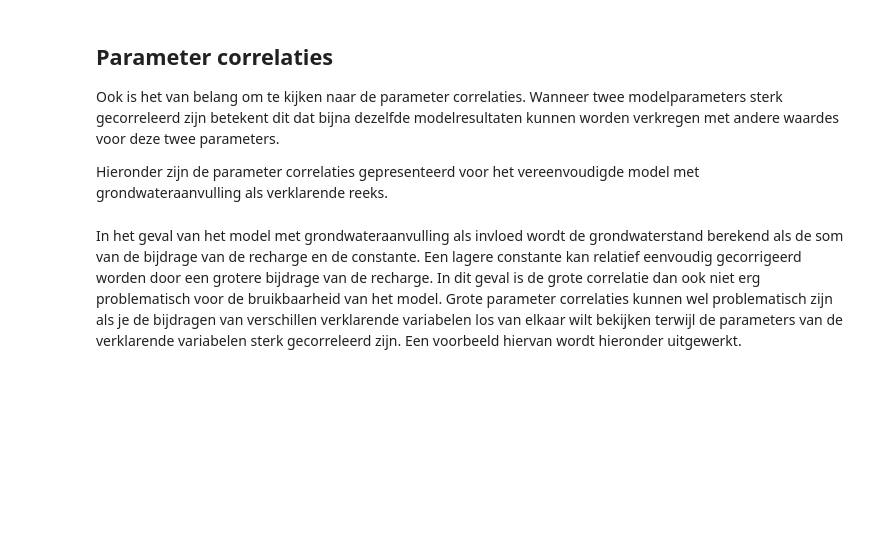
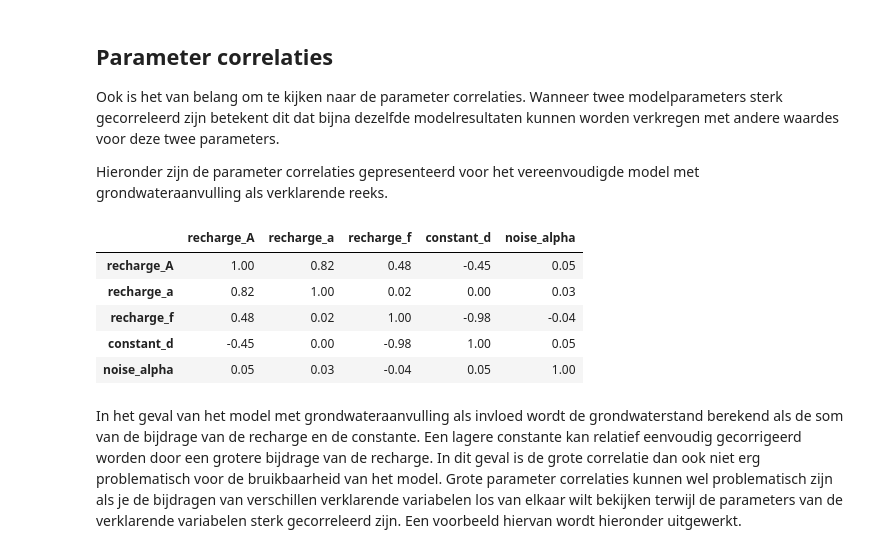
Before and after one commit to ArtesiaWater/stowa_handleiding_tijdreeksanalyse, a Jupyter notebook: beoordeling/beoordeling.ipynb, the cells around one changed output. Saved outputs shown, nothing was run; the diff lists cells and outputs as text; code cells hidden in the pictures; blank space fills up the shorter version.

```diff
--- a/beoordeling/beoordeling.ipynb
+++ b/beoordeling/beoordeling.ipynb
@@ -496,9 +515,16 @@ Ook is het van belang om te kijken naar de parameter correlaties. Wanneer twee m
 Hieronder zijn de parameter correlaties gepresenteerd voor het vereenvoudigde model met grondwateraanvulling als verklarende reeks.
 # %%
 # correlatiecoëfficiënten (rho)
-pcor = ml_simple.fit.pcor.copy()
+pcor = ml1.fit.pcor.copy()
 pcor.style.applymap(cbg).applymap(ctxt).set_precision(
     2).highlight_null(null_color='lightgray')
+# %% [output]
+|  | recharge_A | recharge_a | recharge_f | constant_d | noise_alpha |
+| recharge_A | 1.00 | 0.82 | 0.48 | -0.45 | 0.05 |
+| recharge_a | 0.82 | 1.00 | 0.02 | 0.00 | 0.03 |
+| recharge_f | 0.48 | 0.02 | 1.00 | -0.98 | -0.04 |
+| constant_d | -0.45 | 0.00 | -0.98 | 1.00 | 0.05 |
+| noise_alpha | 0.05 | 0.03 | -0.04 | 0.05 | 1.00 |
 # %% [markdown]
 In het geval van het model met grondwateraanvulling als invloed wordt de grondwaterstand berekend als de som van de bijdrage van de recharge en de constante. Een lagere constante kan relatief eenvoudig gecorrigeerd worden door een grotere bijdrage van de recharge. In dit geval is de grote correlatie dan ook niet erg problematisch voor de bruikbaarheid van het model. Grote parameter correlaties kunnen wel problematisch zijn als je de bijdragen van verschillen verklarende variabelen los van elkaar wilt bekijken terwijl de parameters van de verklarende variabelen sterk gecorreleerd zijn. Een voorbeeld hiervan wordt hieronder uitgewerkt.
 # %% [markdown]
```
Also changed, not shown: parts of 39 cells of this notebook, 1 other file.
